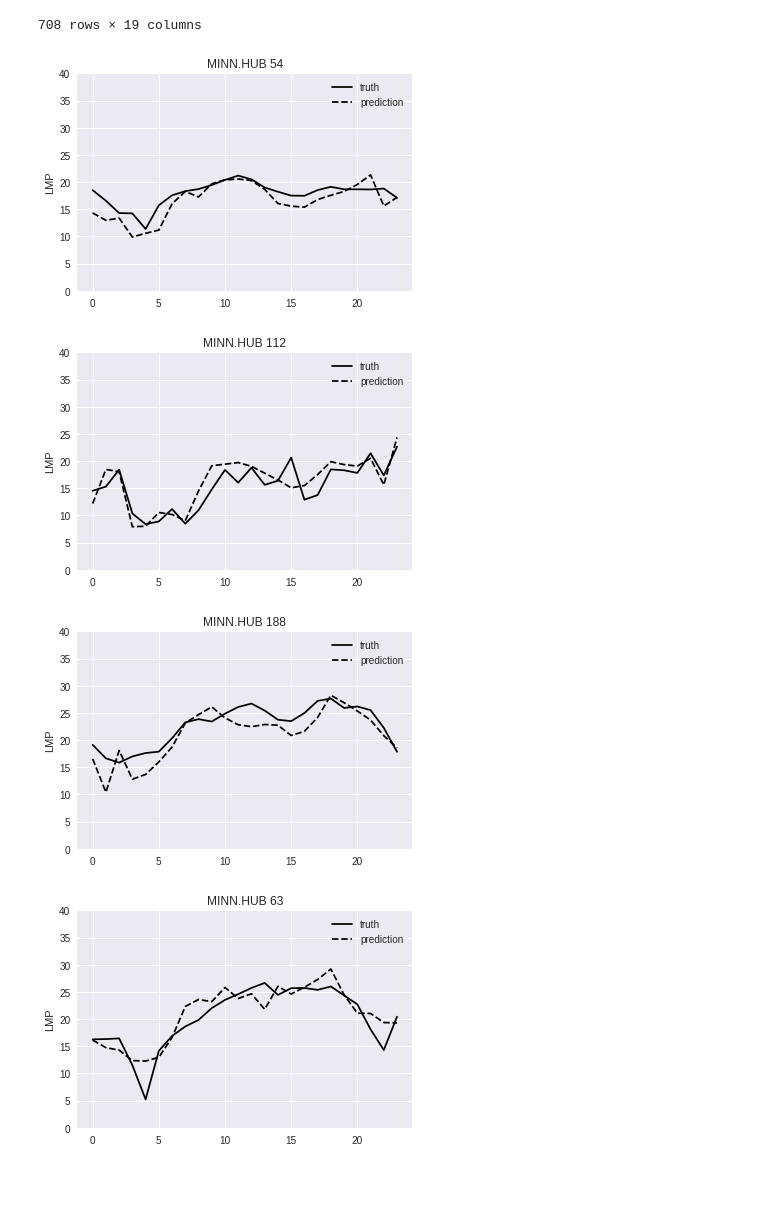
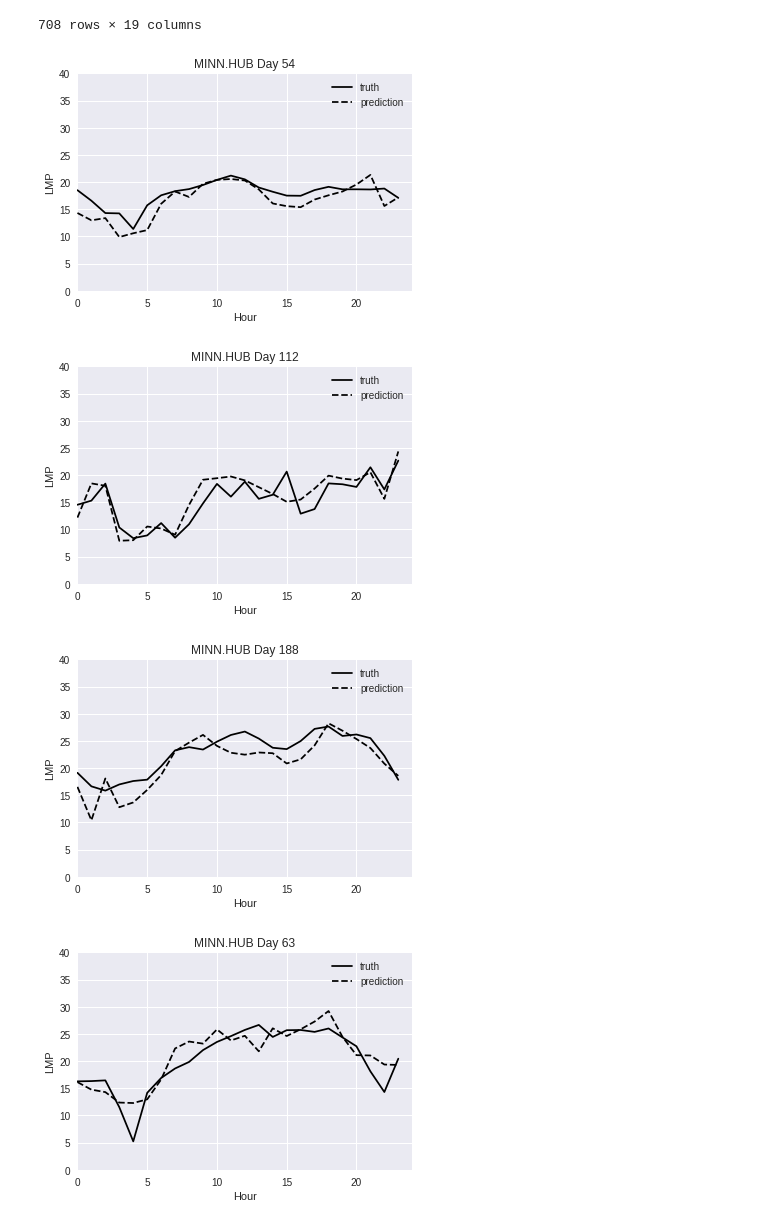
Before and after one commit to ben-bougher/CWPInterview, a Jupyter notebook: ModelBuilding.ipynb, the cells around one changed output. Cells and saved outputs as stored; diff of their text form; code cells hidden in the pictures; blank space fills up the shorter version.

```diff
--- a/ModelBuilding.ipynb
+++ b/ModelBuilding.ipynb
@@ -98,17 +98,21 @@ best_pred = np.argsort(error)[:20]
 # %%
 for i in best_pred:
     plt.figure()
     plt.plot(truth[:,i], 'k-', label="truth")
     plt.plot(predicted[:,i], 'k--', label="prediction")
 
 
     plt.ylabel("LMP")
     plt.ylim(0,40)
-    plt.title("MINN.HUB {0}".format(i))
+    plt.xlim(0,24)
+    plt.xlabel("Hour")
+    plt.title("MINN.HUB Day {0}".format(i))
 
     plt.legend()
+
+    plt.savefig("example_{0}".format(i))
 # %% [output]
-[figure, old version]
+[figure, new version]
-[figure, old version]
+[figure, new version]
-[figure, old version]
+[figure, new version]
-[figure, old version]
+[figure, new version]
```
Also changed, not shown: parts of 1 cell of this notebook.
